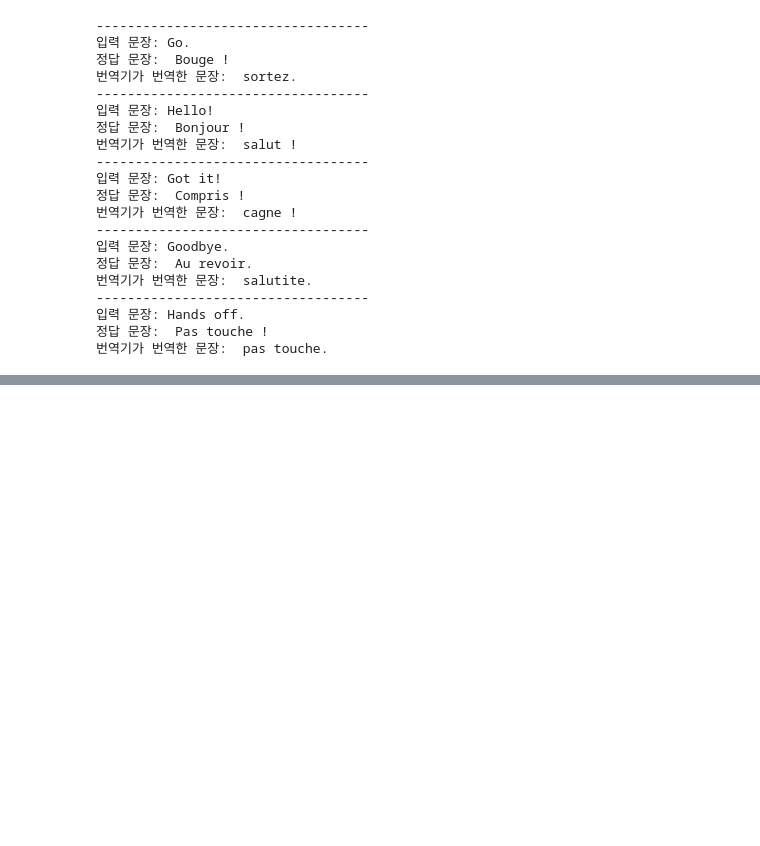
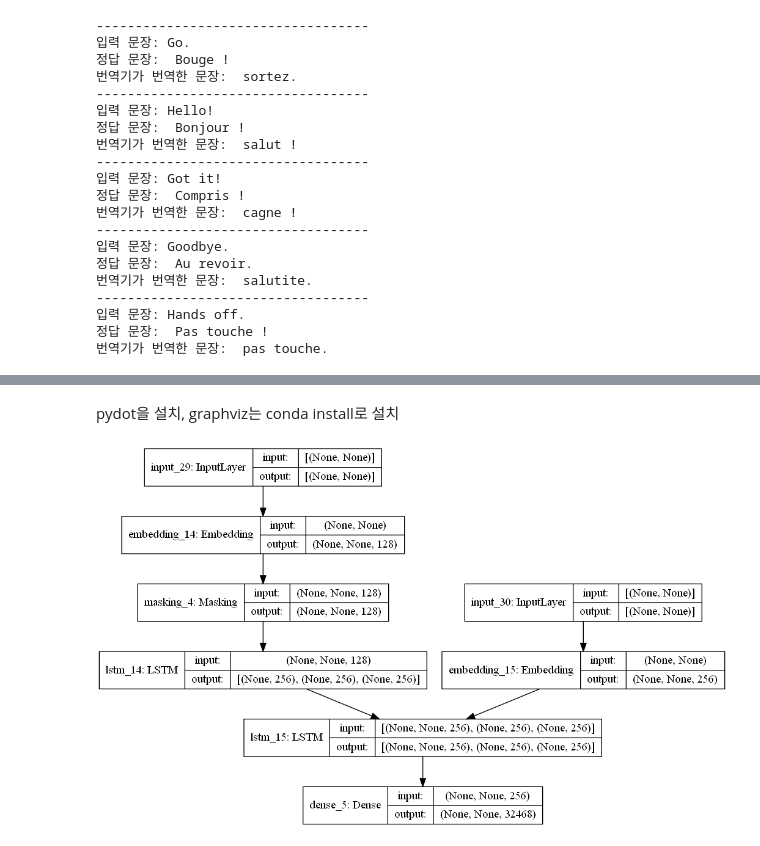
Before and after one commit to jjlee6496/Aiffel, a Jupyter notebook: Exploration/[E_10]_Seq2Seq.ipynb, the cells around one changed output, grey strips where cells are left out. Cells and saved outputs as stored; diff of their text form; code cells hidden in the pictures; blank space fills up the shorter version.

```diff
--- a/Exploration/[E_10]_Seq2Seq.ipynb
+++ b/Exploration/[E_10]_Seq2Seq.ipynb
@@ -392,0 +575,16 @@ for seq_index in [3,50,100,300,1001]: # 입력 문장의 인덱스 (자유롭게
+# %%
+# 입력 텐서 생성
+encoder_inputs = Input(shape=(None, ))
+
+# 인코더에서 사용할 embedding layer
+enc_emb = Embedding(eng_vocab_size, eng_emb_size)(encoder_inputs)
+enc_masking = Masking(mask_value=0.0)(enc_emb)
+
+# hidden size가 256인 인코더의 LSTM 셀 생성
+encoder_lstm = LSTM(units=256, return_state=True)
+
+# 디코더로 전달할 hidden state, cell state를 리턴. encoder outputs는 여기서 불필요함.
+encoder_outputs, state_h, state_c = encoder_lstm(enc_masking)
+
+# hidden state와 cell state를 다음 time step으로 전달하기 위해서 별도 저장.
+encoder_states = [state_h, state_c]
@@ -392,0 +593,14 @@ for seq_index in [3,50,100,300,1001]: # 입력 문장의 인덱스 (자유롭게
+# %%
+# 입력 텐서 생성
+decoder_inputs = Input(shape=(None, ))
+
+# 인코더에서 사용할 embedding layer
+dec_emb_layer = Embedding(fra_vocab_size, 256)
+dec_emb = dec_emb_layer(decoder_inputs)
+dec_masking = Masking(mask_value=0.0)(dec_emb)
+
+# hidden 256 인코더 lstm 셀 생성
+decoder_lstm = LSTM(units=256, return_sequences=True, return_state=True)
+
+# decoder_outputs는 모든 time step의 hidden state
+decoder_outputs, _, _ = decoder_lstm(dec_emb, initial_state=encoder_states)
@@ -392,0 +609,3 @@ for seq_index in [3,50,100,300,1001]: # 입력 문장의 인덱스 (자유롭게
+# %%
+decoder_dense = Dense(fra_vocab_size, activation='softmax')
+decoder_outputs = decoder_dense(decoder_outputs)
@@ -392,0 +614,4 @@ for seq_index in [3,50,100,300,1001]: # 입력 문장의 인덱스 (자유롭게
+# %%
+model = Model([encoder_inputs, decoder_inputs], decoder_outputs)
+model.compile(optimizer='adam', loss='sparse_categorical_crossentropy')
+model.summary()
@@ -392,0 +636,6 @@ for seq_index in [3,50,100,300,1001]: # 입력 문장의 인덱스 (자유롭게
+# %% [markdown]
+pydot을 설치, graphviz는 conda install로 설치
+# %%
+plot_model(model, expand_nested=True, show_shapes=True)
+# %% [output]
+[figure, added]
```
Also changed, not shown: parts of 37 cells of this notebook.
